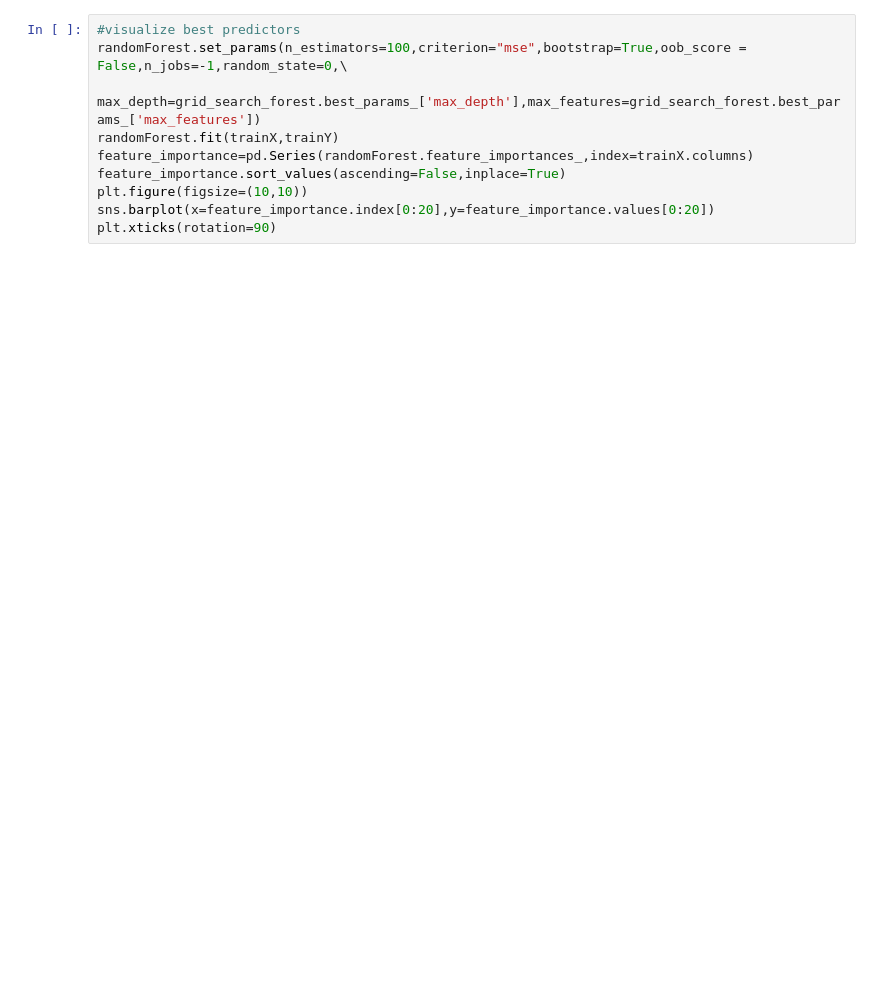
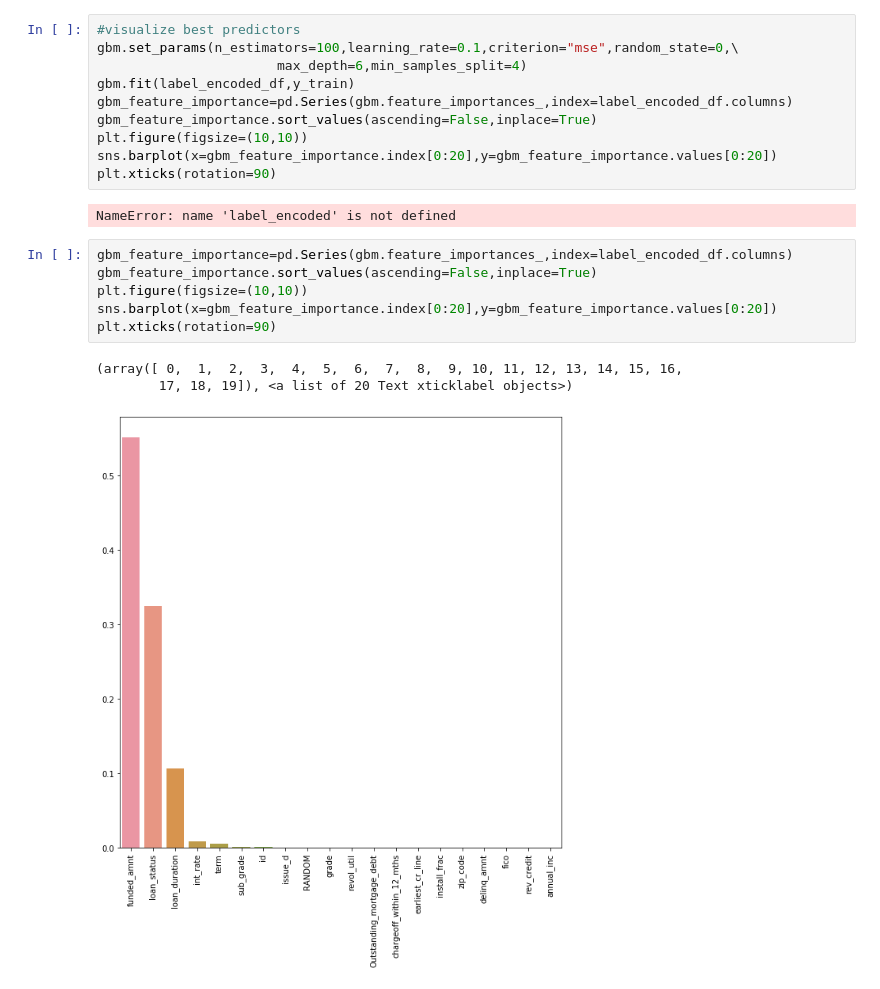
Before and after one commit to bbzou/LC_Capstone, a Jupyter notebook: Austin/05_Feature_Importance.ipynb, the cells around one changed output. Cells and saved outputs as stored; diff of their text form; blank space fills up the shorter version.

```diff
--- a/Austin/05_Feature_Importance.ipynb
+++ b/Austin/05_Feature_Importance.ipynb
@@ -77,10 +195,22 @@ plt.show()
 # %%
 #visualize best predictors
-randomForest.set_params(n_estimators=100,criterion="mse",bootstrap=True,oob_score = False,n_jobs=-1,random_state=0,\
-                       max_depth=grid_search_forest.best_params_['max_depth'],max_features=grid_search_forest.best_params_['max_features'])
-randomForest.fit(trainX,trainY)
-feature_importance=pd.Series(randomForest.feature_importances_,index=trainX.columns)
-feature_importance.sort_values(ascending=False,inplace=True)
+gbm.set_params(n_estimators=100,learning_rate=0.1,criterion="mse",random_state=0,\
+                       max_depth=6,min_samples_split=4)
+gbm.fit(label_encoded_df,y_train)
+gbm_feature_importance=pd.Series(gbm.feature_importances_,index=label_encoded_df.columns)
+gbm_feature_importance.sort_values(ascending=False,inplace=True)
 plt.figure(figsize=(10,10))
-sns.barplot(x=feature_importance.index[0:20],y=feature_importance.values[0:20])
+sns.barplot(x=gbm_feature_importance.index[0:20],y=gbm_feature_importance.values[0:20])
 plt.xticks(rotation=90)
+# %% [output]
+NameError: name 'label_encoded' is not defined
+# %%
+gbm_feature_importance=pd.Series(gbm.feature_importances_,index=label_encoded_df.columns)
+gbm_feature_importance.sort_values(ascending=False,inplace=True)
+plt.figure(figsize=(10,10))
+sns.barplot(x=gbm_feature_importance.index[0:20],y=gbm_feature_importance.values[0:20])
+plt.xticks(rotation=90)
+# %% [output]
+(array([ 0,  1,  2,  3,  4,  5,  6,  7,  8,  9, 10, 11, 12, 13, 14, 15, 16,
+        17, 18, 19]), <a list of 20 Text xticklabel objects>)
+[figure, added]
```
Also changed, not shown: parts of 15 cells of this notebook, 3 other files.
